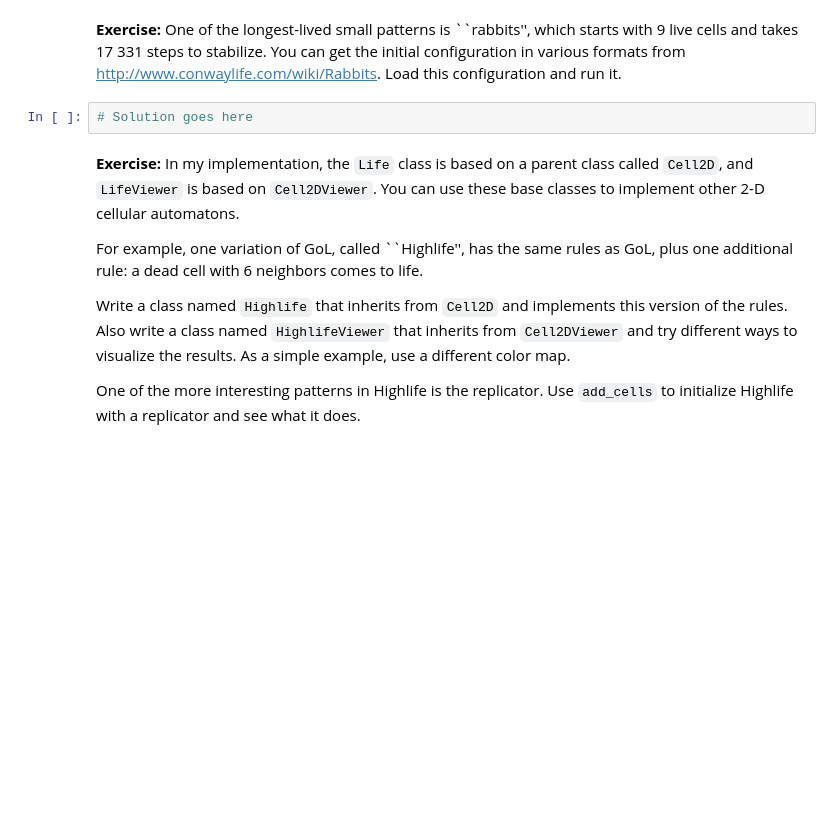
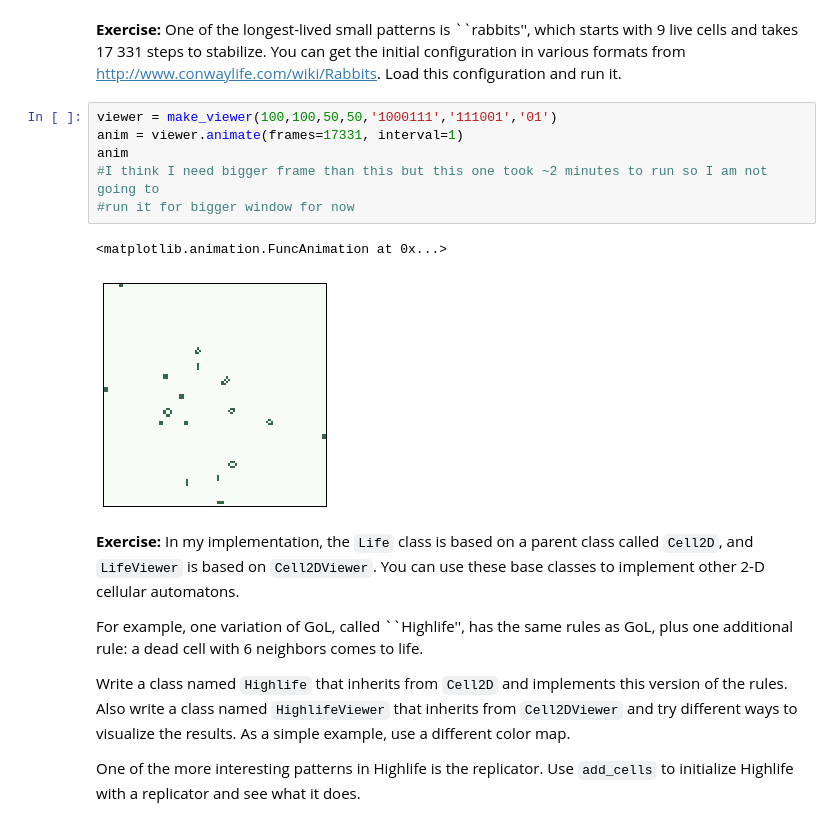
Before and after one commit to AllenDowney/ThinkComplexity2, a Jupyter notebook: code/chap06.ipynb, the cells around one changed output. Cells and saved outputs as stored; diff of their text form; blank space fills up the shorter version.

```diff
--- a/code/chap06.ipynb
+++ b/code/chap06.ipynb
@@ -327,8 +327,15 @@ Write a function to parse one of these formats and initialize the array.
 **Exercise:** One of the longest-lived small patterns is ``rabbits'', which starts with
 9 live cells and takes 17 331 steps to stabilize.  You can get the initial configuration in various formats from http://www.conwaylife.com/wiki/Rabbits.  Load this configuration
 and run it.
-# %%
-# Solution goes here
+# %%
+viewer = make_viewer(100,100,50,50,'1000111','111001','01')
+anim = viewer.animate(frames=17331, interval=1)
+anim
+#I think I need bigger frame than this but this one took ~2 minutes to run so I am not going to
+#run it for bigger window for now
+# %% [output]
+<matplotlib.animation.FuncAnimation at 0x...>
+[figure, added]
 # %% [markdown]
 **Exercise:** In my implementation, the `Life` class is based on a parent class
 called `Cell2D`, and `LifeViewer` is based on `Cell2DViewer`.  You can
```
Also changed, not shown: parts of 16 cells of this notebook, 3 other files.
